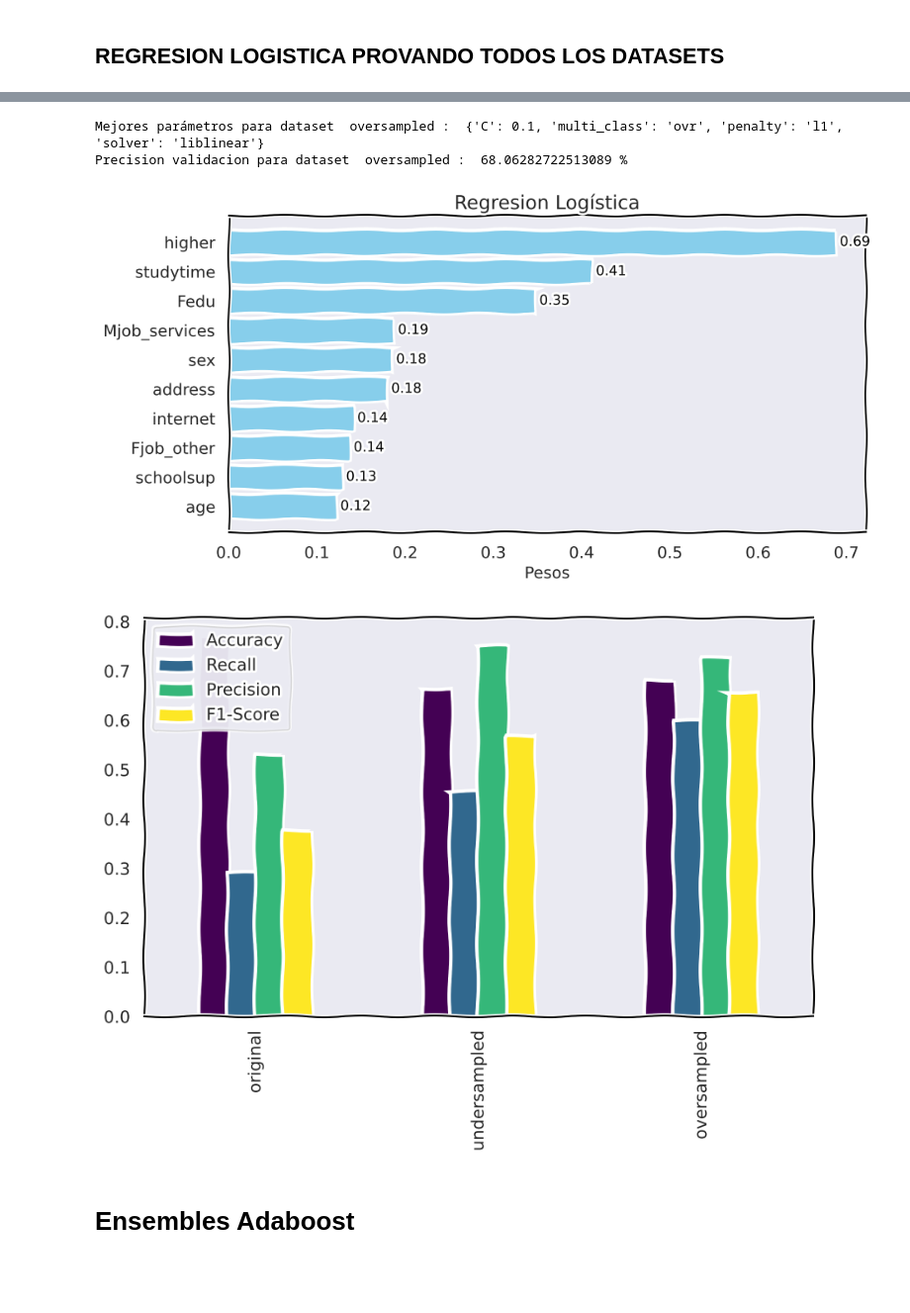
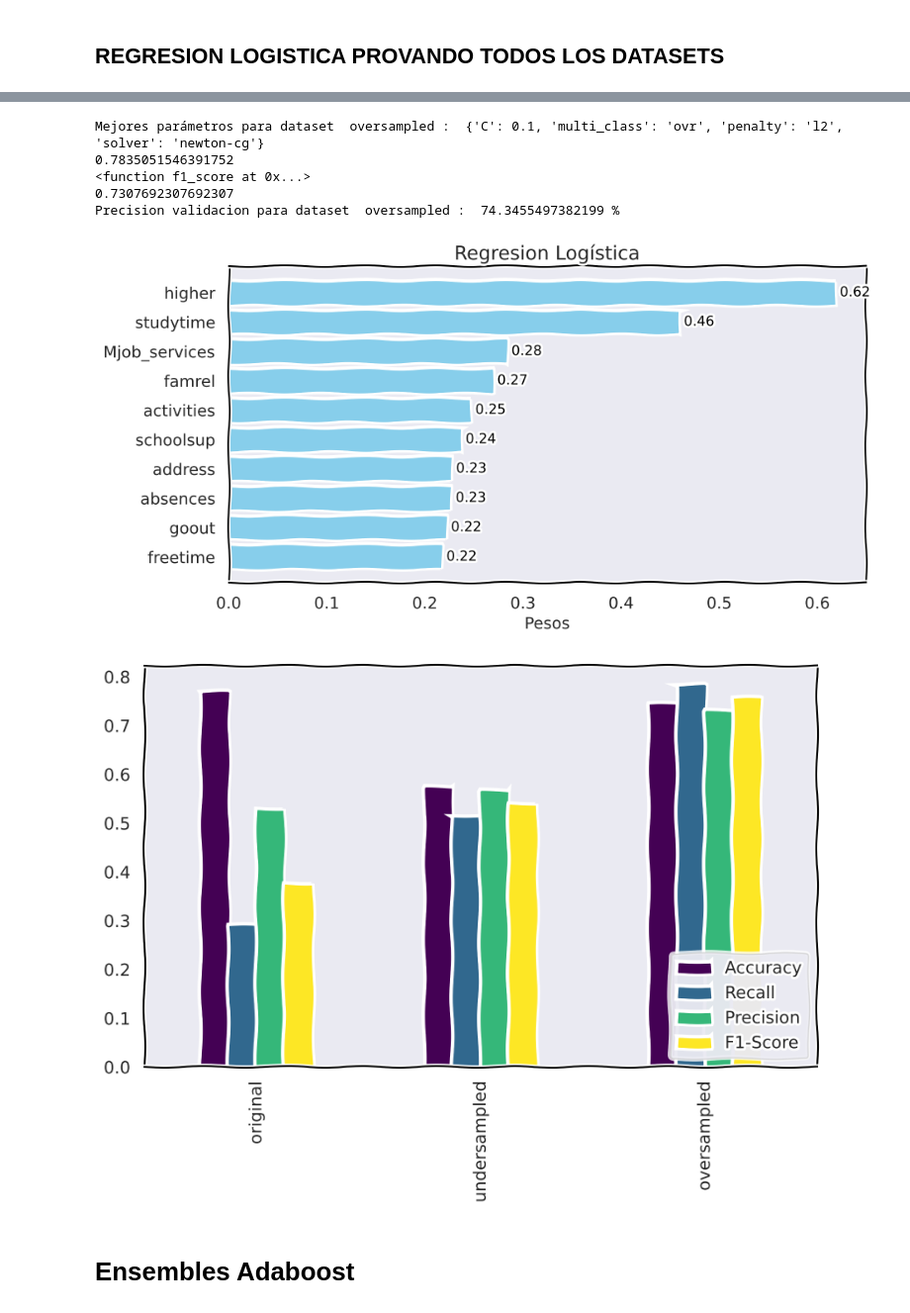
Before and after one commit to WADEBER/Trabajo-Aprendizaje, a Jupyter notebook: alcoholism.ipynb, the cells around one changed output, grey strips where cells are left out. Shown at 99% size. Cells and saved outputs as stored; diff of their text form; code cells hidden in the pictures; blank space fills up the shorter version.

```diff
--- a/alcoholism.ipynb
+++ b/alcoholism.ipynb
@@ -643,6 +643,9 @@ for i in diccionario_datasets:
     recall  = recall_score(y_val_calificacion, y_pred_val)
     f1 = f1_score(y_val_calificacion, y_pred_val)
     precision = precision_score(y_val_calificacion, y_pred_val)
+    print(recall)
+    print(f1_score)
+    print(precision)
     print("Precision validacion para dataset ", i, ": "  , 100 * accuracy_calificacion_val, "%")
 
     mostrarPesos(best_model_log)
@@ -655,5 +658,6 @@ for i in diccionario_datasets:
 # Imprimir el dataframe con la librería pandas
 with plt.xkcd():
     df_metrics.T.plot(kind='bar', figsize=(10, 6), colormap='viridis')
+    plt.legend(loc='lower right')
 # %% [output]
 Mejores parámetros para dataset  original :  {'C': 0.1, 'multi_class': 'ovr', 'penalty': 'l1', 'solver': 'liblinear'}
@@ -665,7 +675,10 @@ Precision validacion para dataset  undersampled :  66.17647058823529 %
-Mejores parámetros para dataset  oversampled :  {'C': 0.1, 'multi_class': 'ovr', 'penalty': 'l1', 'solver': 'liblinear'}
-Precision validacion para dataset  oversampled :  68.06282722513089 %
+Mejores parámetros para dataset  oversampled :  {'C': 0.1, 'multi_class': 'ovr', 'penalty': 'l2', 'solver': 'newton-cg'}
+0.7835051546391752
+<function f1_score at 0x...>
+0.7307692307692307
+Precision validacion para dataset  oversampled :  74.3455497382199 %
-[figure, old version]
+[figure, new version]
-[figure, old version]
+[figure, new version]
 # %% [markdown]
 # Ensembles Adaboost
 # %%
```
Also changed, not shown: parts of 14 cells of this notebook.
